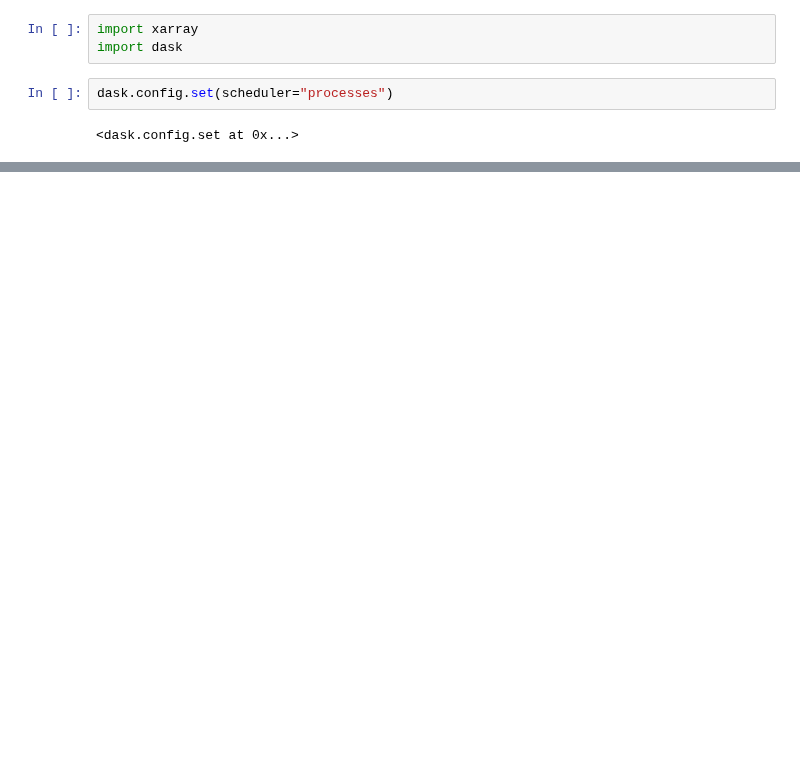
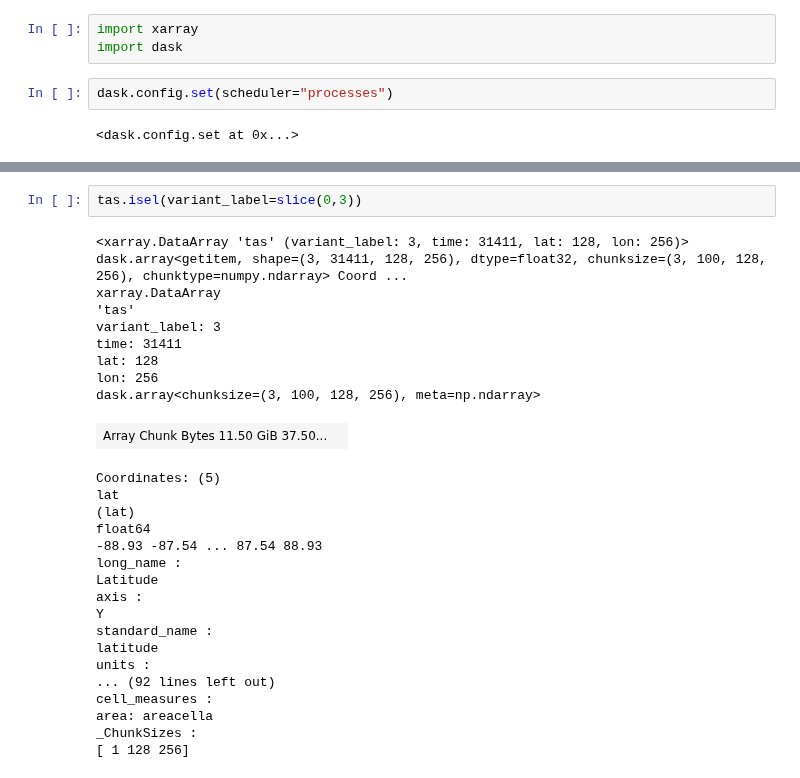
Before and after one commit to zequihg50/esgf-virtual-aggregation, a Jupyter notebook: demo.ipynb, the cells around one changed output, grey strips where cells are left out. Cells and saved outputs as stored; diff of their text form; blank space fills up the shorter version.

```diff
--- a/demo.ipynb
+++ b/demo.ipynb
@@ -90 +44,30 @@ replica :
+# %%
+tas.isel(variant_label=slice(0,3))
+# %% [output]
+<xarray.DataArray 'tas' (variant_label: 3, time: 31411, lat: 128, lon: 256)> dask.array<getitem, shape=(3, 31411, 128, 256), dtype=float32, chunksize=(3, 100, 128, 256), chunktype=numpy.ndarray> Coord ...
+xarray.DataArray
+'tas'
+variant_label: 3
+time: 31411
+lat: 128
+lon: 256
+dask.array<chunksize=(3, 100, 128, 256), meta=np.ndarray>
+| Array Chunk Bytes 11.50 GiB 37.50... |  |
+Coordinates: (5)
+lat
+(lat)
+float64
+-88.93 -87.54 ... 87.54 88.93
+long_name :
+Latitude
+axis :
+Y
+standard_name :
+latitude
+units :
+... (92 lines left out)
+cell_measures :
+area: areacella
+_ChunkSizes :
+[ 1 128 256]
 # %%
```
Also changed, not shown: parts of 6 cells of this notebook, 2 other files.
